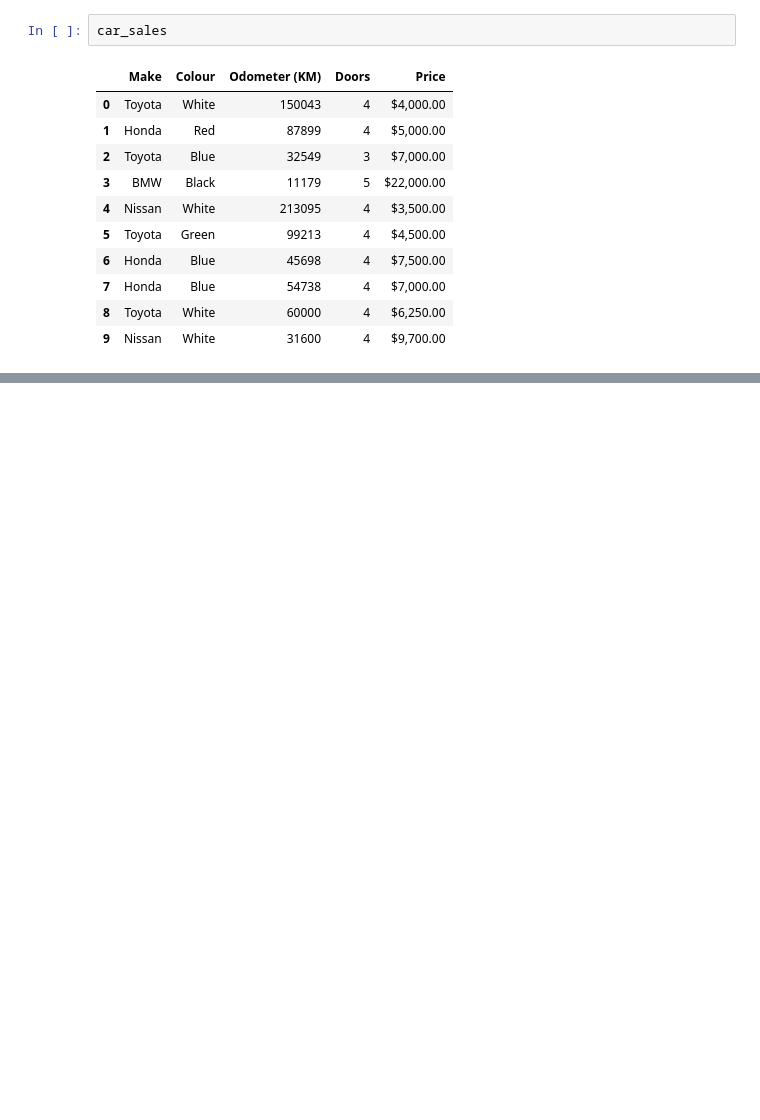
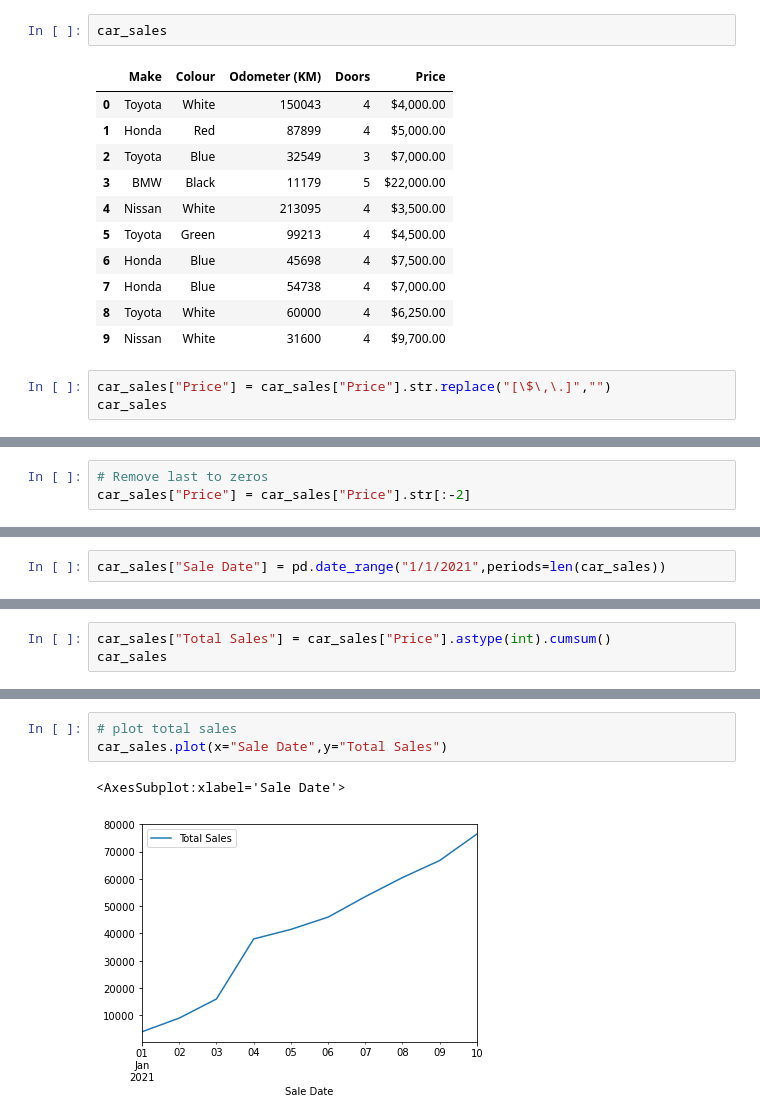
Before and after one commit to bhupendpatil/Practice, a Jupyter notebook: Data Analysis/Matplotlib/introduction-to-matplotlib.ipynb, the cells around one changed output, grey strips where cells are left out. Cells and saved outputs as stored; diff of their text form; blank space fills up the shorter version.

```diff
--- a/Data Analysis/Matplotlib/introduction-to-matplotlib.ipynb
+++ b/Data Analysis/Matplotlib/introduction-to-matplotlib.ipynb
@@ -200,3 +200,6 @@ car_sales
 | 7 | Honda | Blue | 54738 | 4 | $7,000.00 |
 | 8 | Toyota | White | 60000 | 4 | $6,250.00 |
 | 9 | Nissan | White | 31600 | 4 | $9,700.00 |
+# %%
+car_sales["Price"] = car_sales["Price"].str.replace("[\$\,\.]","")
+car_sales
@@ -202,0 +218,3 @@ car_sales
+# %%
+# Remove last to zeros
+car_sales["Price"] = car_sales["Price"].str[:-2]
@@ -202,0 +235,2 @@ car_sales
+# %%
+car_sales["Sale Date"] = pd.date_range("1/1/2021",periods=len(car_sales))
@@ -202,0 +251,3 @@ car_sales
+# %%
+car_sales["Total Sales"] = car_sales["Price"].astype(int).cumsum()
+car_sales
@@ -202,0 +266,6 @@ car_sales
+# %%
+# plot total sales
+car_sales.plot(x="Sale Date",y="Total Sales")
+# %% [output]
+<AxesSubplot:xlabel='Sale Date'>
+[figure, added]
```
Also changed, not shown: parts of 5 cells of this notebook.
